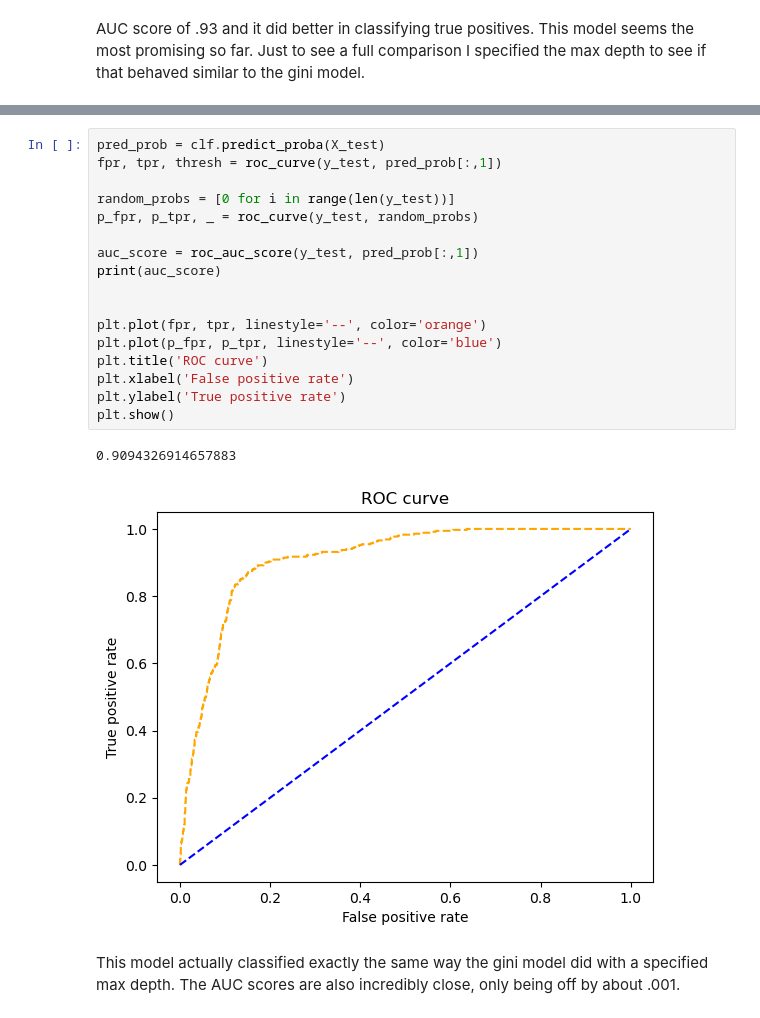
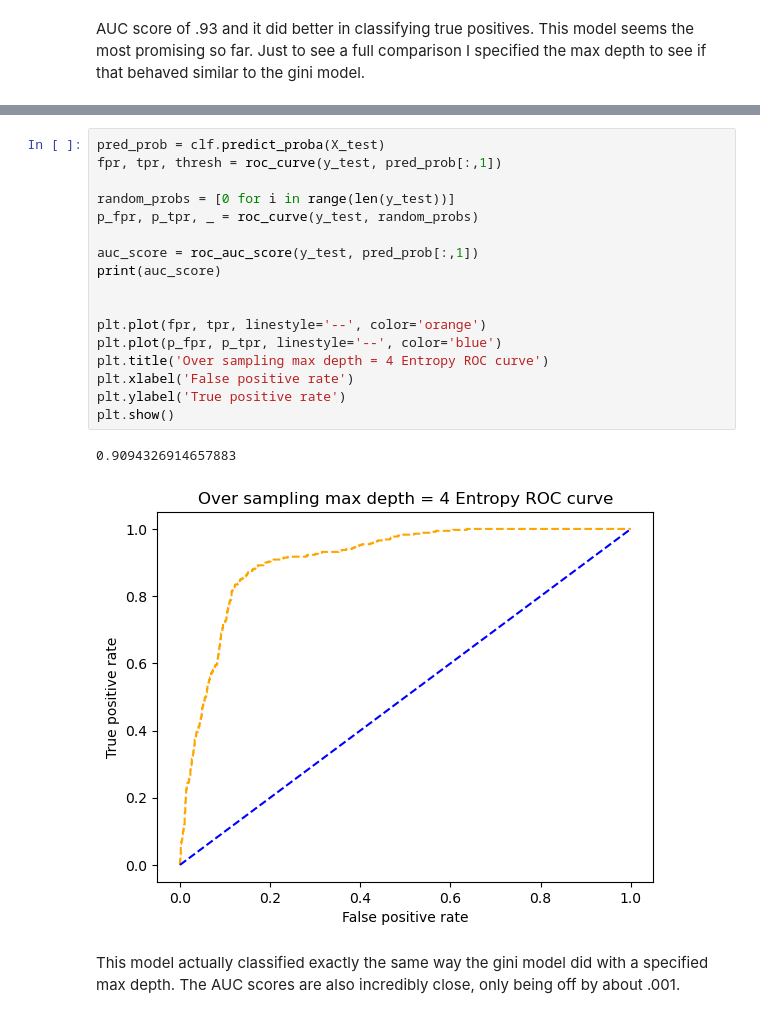
Before and after one commit to kai-tama/Capstone-2, a Jupyter notebook: Notebooks/Shopping Intention Modelling.ipynb, the cells around one changed output, grey strips where cells are left out. Saved outputs shown, nothing was run; the diff lists cells and outputs as text.

```diff
--- a/Notebooks/Shopping Intention Modelling.ipynb
+++ b/Notebooks/Shopping Intention Modelling.ipynb
@@ -211,23 +207,23 @@ weighted avg       0.91      0.87      0.88      2466
 # %%
 pred_prob = clf.predict_proba(X_test)
 fpr, tpr, thresh = roc_curve(y_test, pred_prob[:,1])
 
 random_probs = [0 for i in range(len(y_test))]
 p_fpr, p_tpr, _ = roc_curve(y_test, random_probs)
 
 auc_score = roc_auc_score(y_test, pred_prob[:,1])
 print(auc_score)
 
 
 plt.plot(fpr, tpr, linestyle='--', color='orange')
 plt.plot(p_fpr, p_tpr, linestyle='--', color='blue')
-plt.title('ROC curve')
+plt.title('Over sampling max depth = 4 Entropy ROC curve')
 plt.xlabel('False positive rate')
 plt.ylabel('True positive rate')
 plt.show()
 # %% [output]
 0.9094326914657883
-[figure, old version]
+[figure, new version]
 # %% [markdown]
 This model actually classified exactly the same way the gini model did with a specified max depth. The AUC scores are also incredibly close, only being off by about .001.
 # %% [markdown]
```
Also changed, not shown: parts of 62 cells of this notebook, 1 other file.
